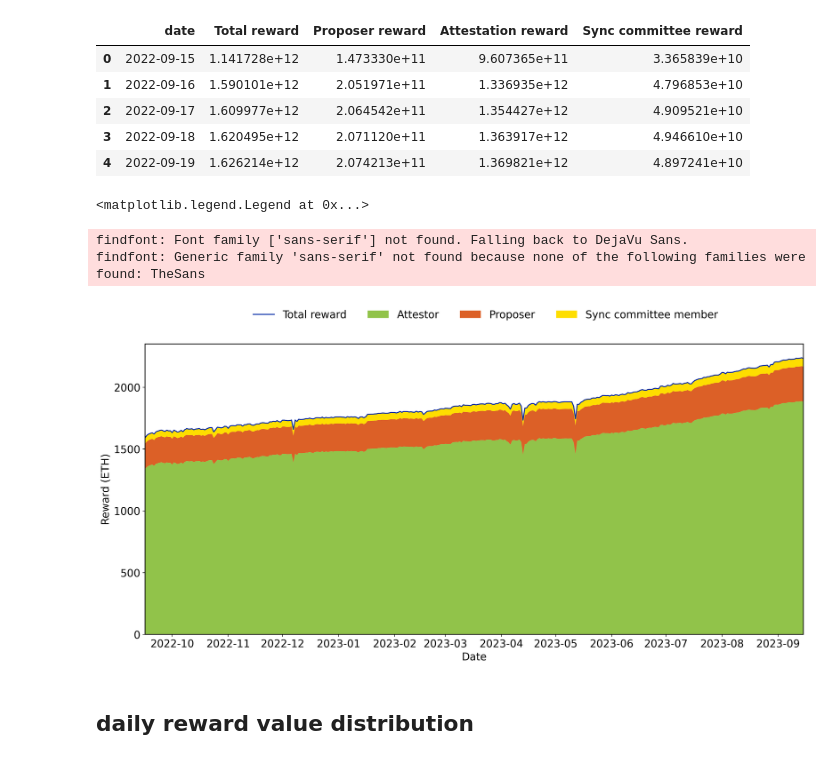
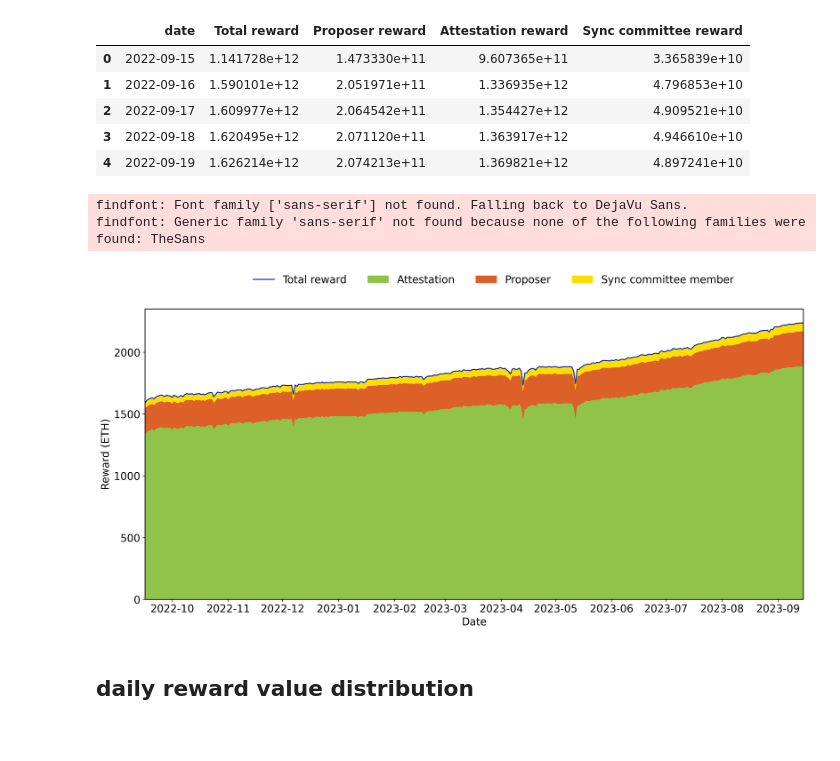
Before and after one commit to learn-want/ETH2.0-reward, a Jupyter notebook: code/result_plots.ipynb, the cells around one changed output. Cells and saved outputs as stored; diff of their text form; code cells hidden in the pictures.

```diff
--- a/code/result_plots.ipynb
+++ b/code/result_plots.ipynb
@@ -20,6 +20,12 @@ font_files = font_manager.findSystemFonts(fontpaths=font_dirs)
 
 for font_file in font_files:
     font_manager.fontManager.addfont(font_file)
+
+plt.rcParams['axes.labelsize'] = 16
+
+plt.rcParams['font.size'] = 16
+plt.rcParams['xtick.labelsize'] = 16
+plt.rcParams['ytick.labelsize'] = 16
 # %% [markdown]
 # Part I Total Reward Sum by Daily
 # %%
@@ -48,23 +54,22 @@ df['date']=pd.to_datetime(df['date'])
 # %%
 fig, ax = plt.subplots(figsize=(18, 8), dpi=300)
 ax.plot(df['date'], df['Total reward'], label='Total reward',linewidth=1.5)
-ax.stackplot(df['date'], df['Attestation reward'], df['Proposer reward'], df['Sync committee reward'], labels=['Attestor', 'Proposer', 'Sync committee member'],colors=['#91c34a', '#dc6027', '#fede00'])
+ax.stackplot(df['date'], df['Attestation reward'], df['Proposer reward'], df['Sync committee reward'], labels=['Attestation', 'Proposer', 'Sync committee member'],colors=['#91c34a', '#dc6027', '#fede00'])
 ax.set_xlabel('Date',fontsize=16)
 ax.tick_params(axis='x', labelsize=16)
 ax.tick_params(axis='y', labelsize=16)
 ax.set_ylabel('Reward (ETH)',fontsize=16)
 ax.legend(fontsize=16)
 # ax.set_title('Daily reward',fontsize=14)
 ax.set_xlim(left=df['date'].iloc[0])
 ax.set_xlim(right=df['date'].iloc[-1])
 ax.legend(loc='upper left',fontsize=16,ncol=4,bbox_to_anchor=(0.15,1.15),frameon=False)
 # ax.set_ylim(bottom=0)
-plt.savefig('../figure/total_reward_daily.pdf',bbox_inches='tight',dpi=300,facecolor='white')
+plt.savefig('../figure/total_reward_daily.png',bbox_inches='tight',dpi=300,facecolor='white')
 # %% [output]
-<matplotlib.legend.Legend at 0x...>
+findfont: Font family ['sans-serif'] not found. Falling back to DejaVu Sans.
+findfont: Generic family 'sans-serif' not found because none of the following families were found: TheSans
-findfont: Font family ['sans-serif'] not found. Falling back to DejaVu Sans.
-findfont: Generic family 'sans-serif' not found because none of the following families were found: TheSans
-[figure, old version]
+[figure, new version]
 # %% [markdown]
 ## daily reward value distribution
 # %% [markdown]
```
Also changed, not shown: parts of 4 cells of this notebook, 11 other files.
